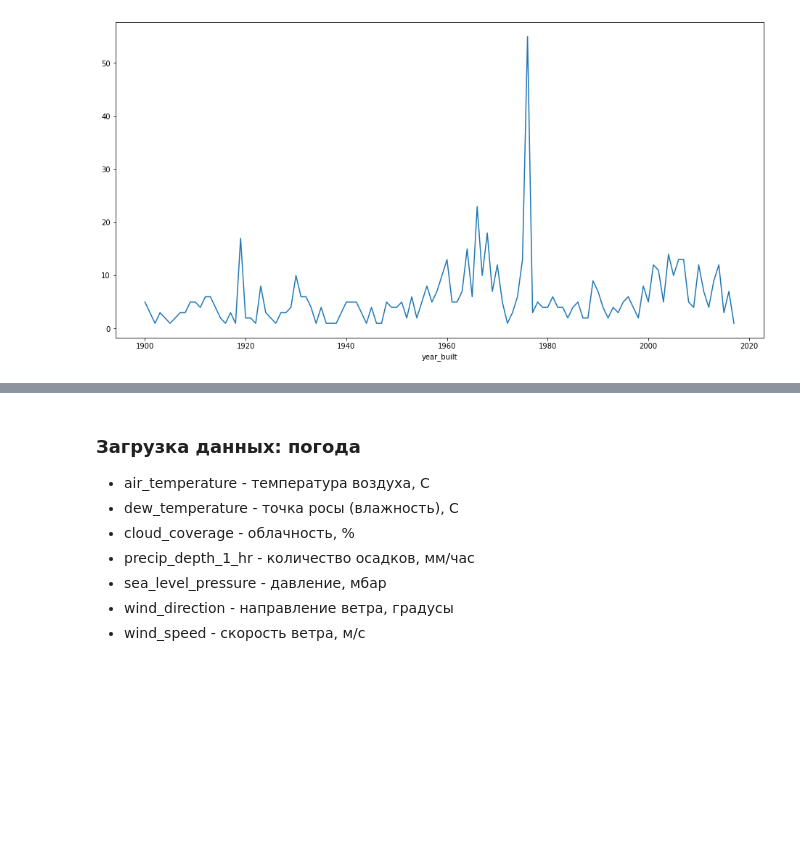
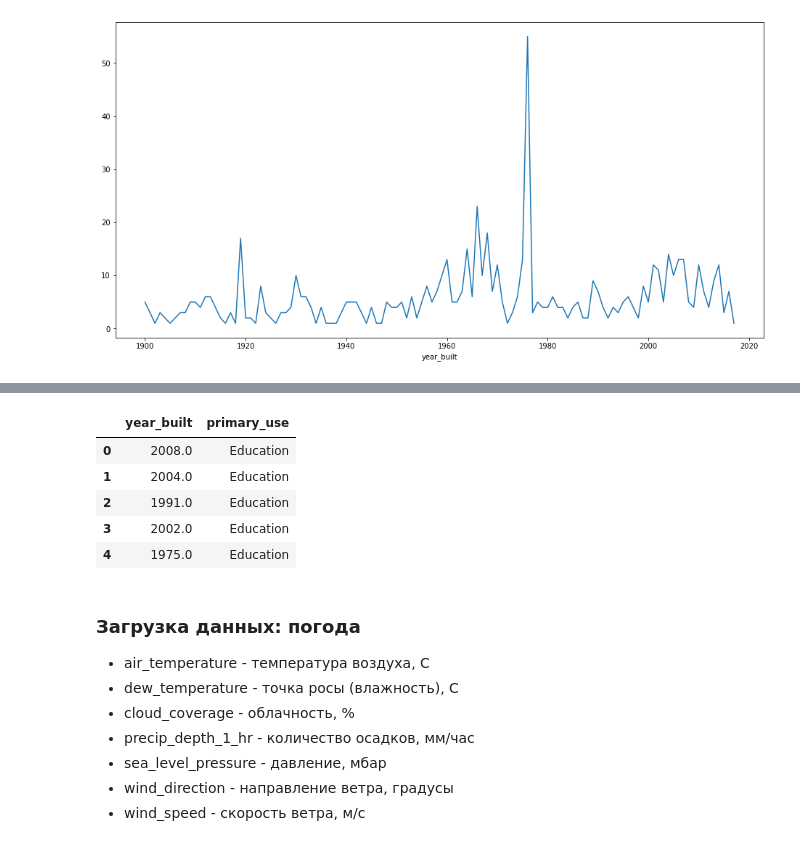
Before and after one commit to gansiorag/examples_problem_solving_kaggl, a Jupyter notebook: mashin_learning_and_kaggle/jupiter_bilder/Процесс ETL.ipynb, the cells around one changed output, grey strips where cells are left out. Drawn from its saved outputs; the diff is of its cells as text; code cells hidden in the pictures; blank space fills up the shorter version.

```diff
--- a/mashin_learning_and_kaggle/jupiter_bilder/Процесс ETL.ipynb
+++ b/mashin_learning_and_kaggle/jupiter_bilder/Процесс ETL.ipynb
@@ -93,3 +104,14 @@ buildings.groupby('year_built')['year_built'].count().plot()
+# %%
+educ = build_year_user[build_year_user['primary_use'] == 'Education']
+educ.head()
+#ax = build_year_user.plot.bar(x = 'year_built')
+# %% [output]
+|  | year_built | primary_use |
+| 0 | 2008.0 | Education |
+| 1 | 2004.0 | Education |
+| 2 | 1991.0 | Education |
+| 3 | 2002.0 | Education |
+| 4 | 1975.0 | Education |
 # %% [markdown]
 ### Загрузка данных: погода
 * air_temperature - температура воздуха, С
```
Also changed, not shown: parts of 1 cell of this notebook, 1 other file.
